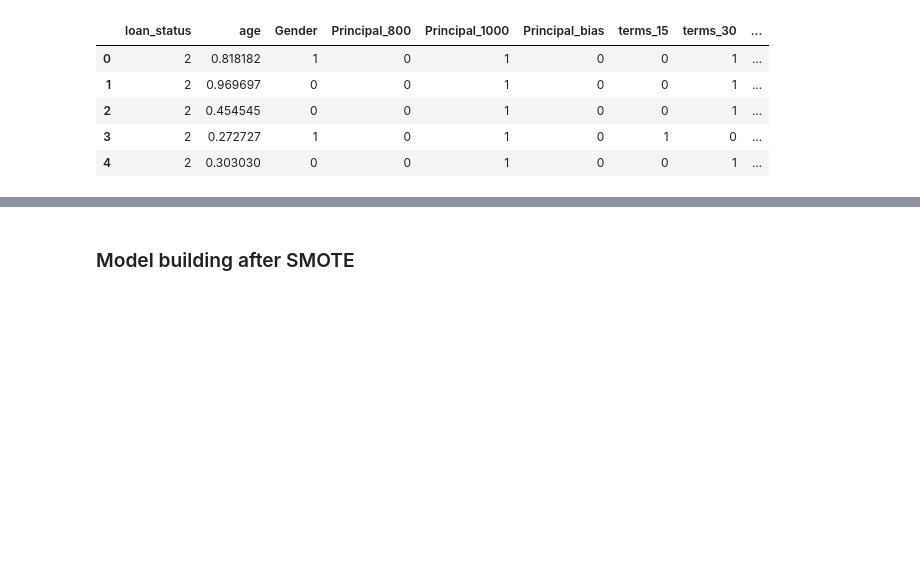
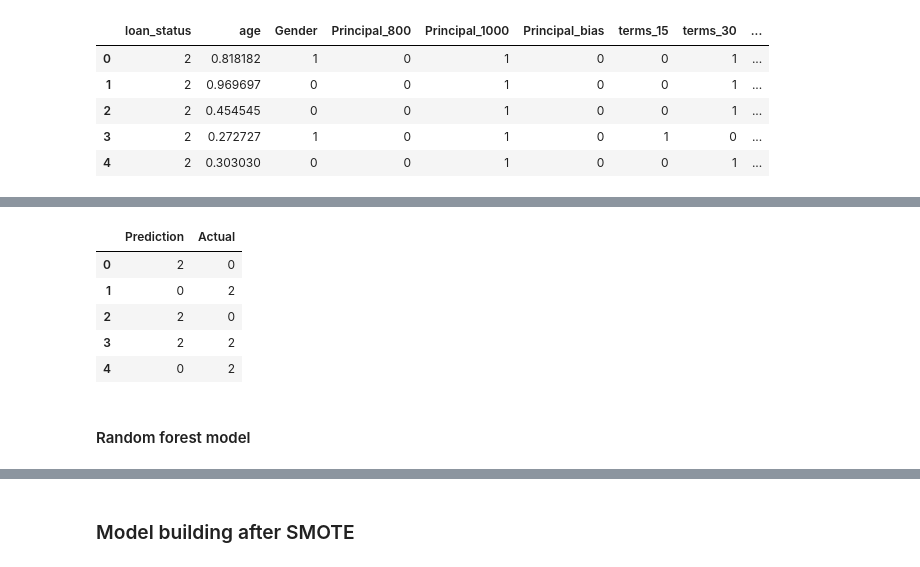
Before and after one commit to kiranexcell/Loan-repayment-project, a Jupyter notebook: Loan repayment project.ipynb, the cells around one changed output, grey strips where cells are left out. Drawn from its saved outputs; the diff is of its cells as text; code cells hidden in the pictures; blank space fills up the shorter version.

```diff
--- a/Loan repayment project.ipynb
+++ b/Loan repayment project.ipynb
@@ -276,0 +302,8 @@ final_df
+# %%
+dt_model = DecisionTreeClassifier(criterion='entropy')
+dt_model.fit(X_train,y_train)
+y_pred = dt_model.predict(X_test)
+print('Null accuracy:',accuracy_score(y_test, y_avg))
+print('Test accuracy:',accuracy_score(y_test, y_pred))
+print(confusion_matrix(y_test, y_pred))
+print(classification_report(y_test, y_pred))
@@ -276,0 +325,14 @@ final_df
+# %%
+final_df_dt = pd.DataFrame()
+final_df_dt["Prediction"] = y_pred
+final_df_dt["Actual"] = y_test.values
+final_df_dt.head()
+# %% [output]
+|  | Prediction | Actual |
+| 0 | 2 | 0 |
+| 1 | 0 | 2 |
+| 2 | 2 | 0 |
+| 3 | 2 | 2 |
+| 4 | 0 | 2 |
+# %% [markdown]
+#### Random forest model
```
Also changed, not shown: parts of 46 cells of this notebook.
